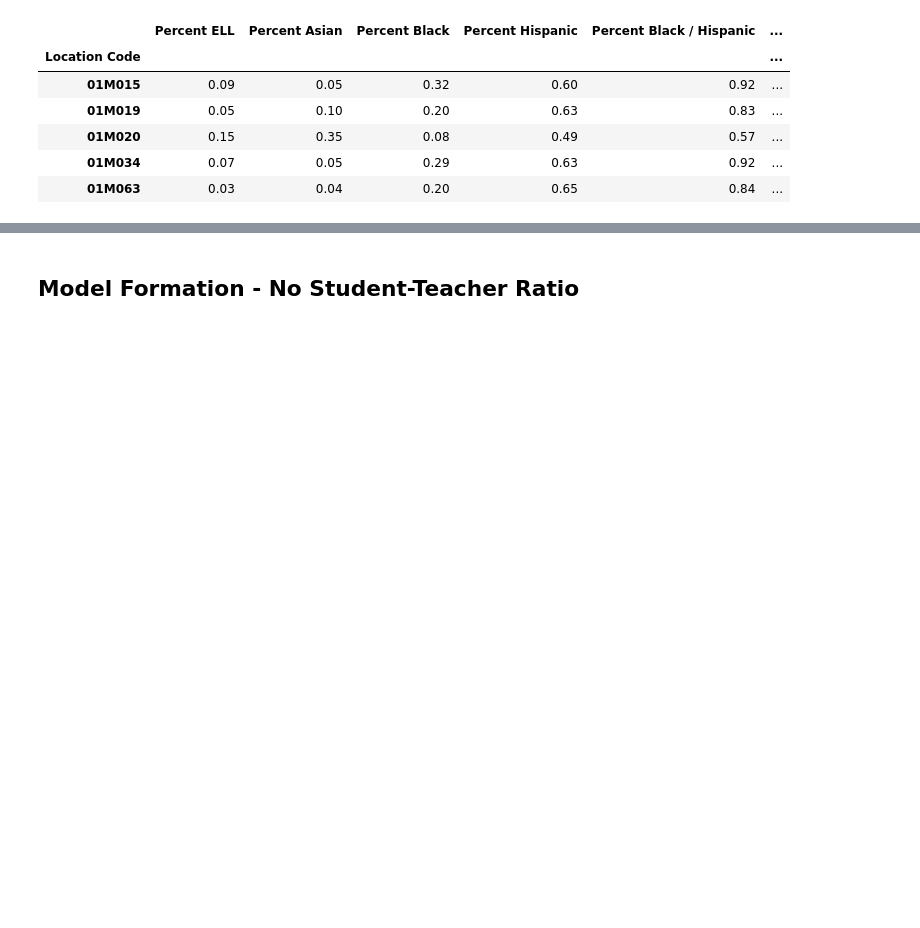
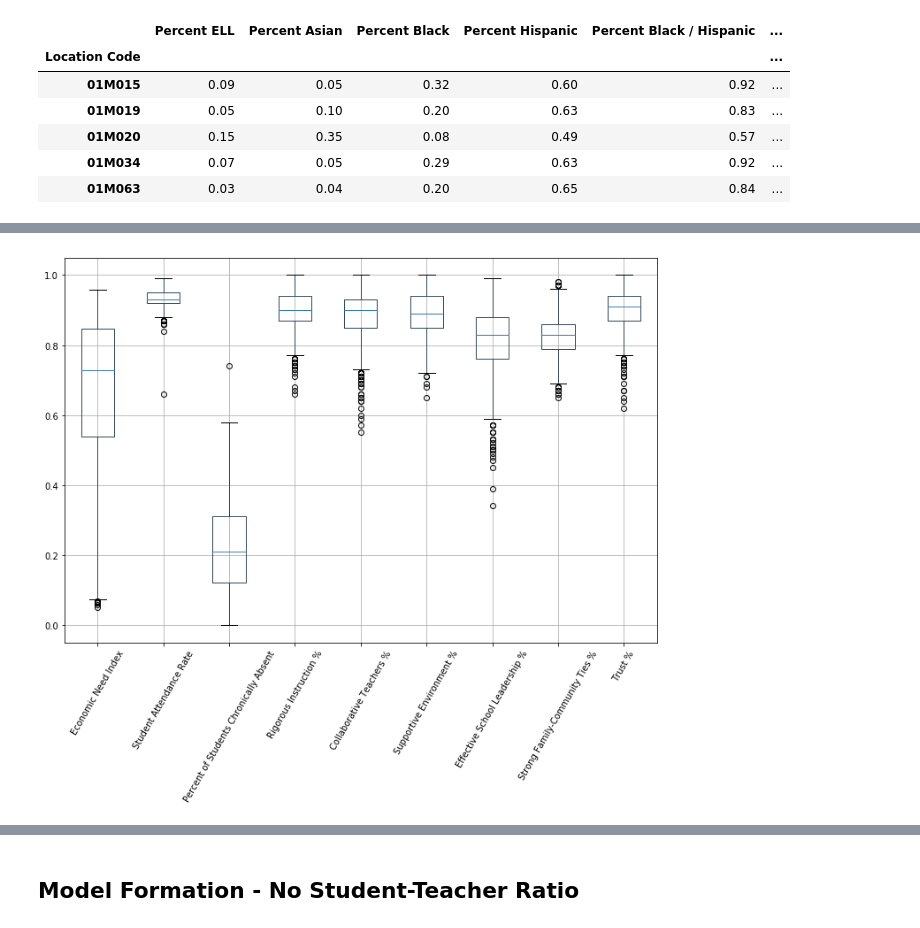
Before and after one commit to zapatos24/The_Minority_Math_Problem, a Jupyter notebook: final_notebook.ipynb, the cells around one changed output, grey strips where cells are left out. Cells and saved outputs as stored; diff of their text form; code cells hidden in the pictures; blank space fills up the shorter version.

```diff
--- a/final_notebook.ipynb
+++ b/final_notebook.ipynb
@@ -279,0 +290,11 @@ None
+# %%
+warnings.filterwarnings('ignore')
+final_df = joined_df.dropna()
+instruction_outliers_indexes = final_df[final_df['Rigorous Instruction %'] == 0].index
+final_df.drop(instruction_outliers_indexes, inplace=True)
+percentage_stats = final_df.columns[:9]
+final_df[percentage_stats].boxplot(figsize=(12,8))
+plt.xticks(rotation=60)
+plt.show()
+# %% [output]
+[figure, added]
```
Also changed, not shown: parts of 75 cells of this notebook.
